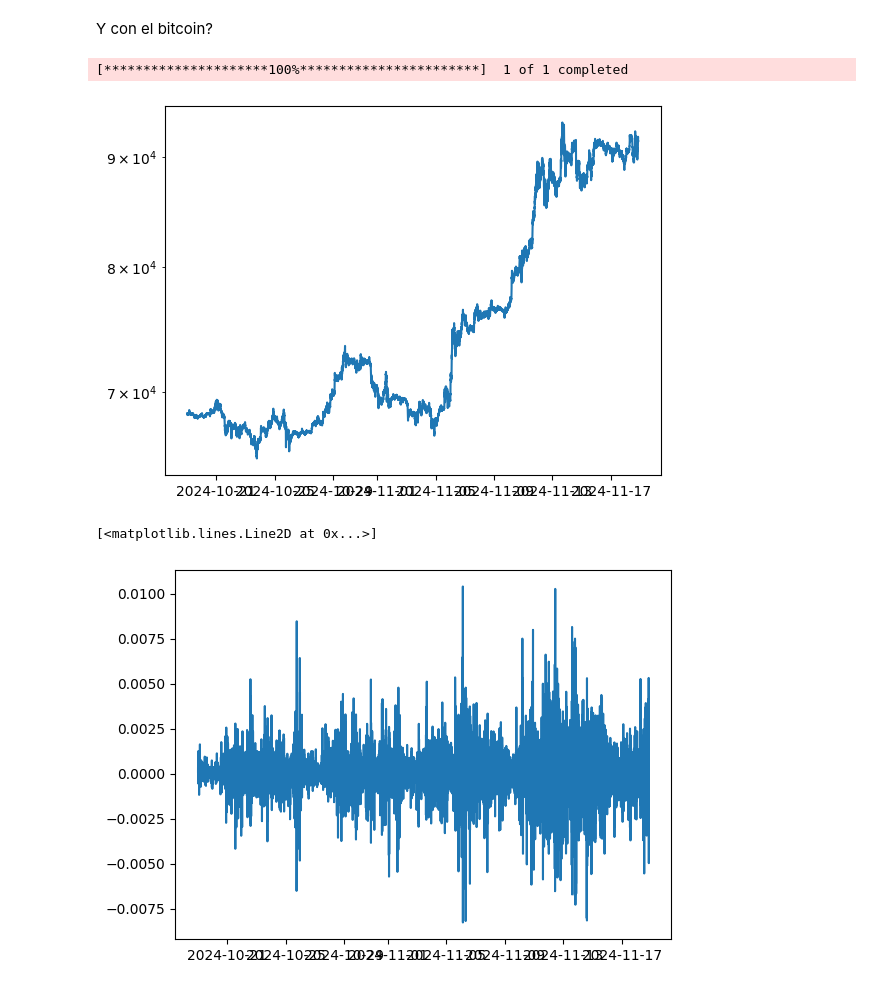
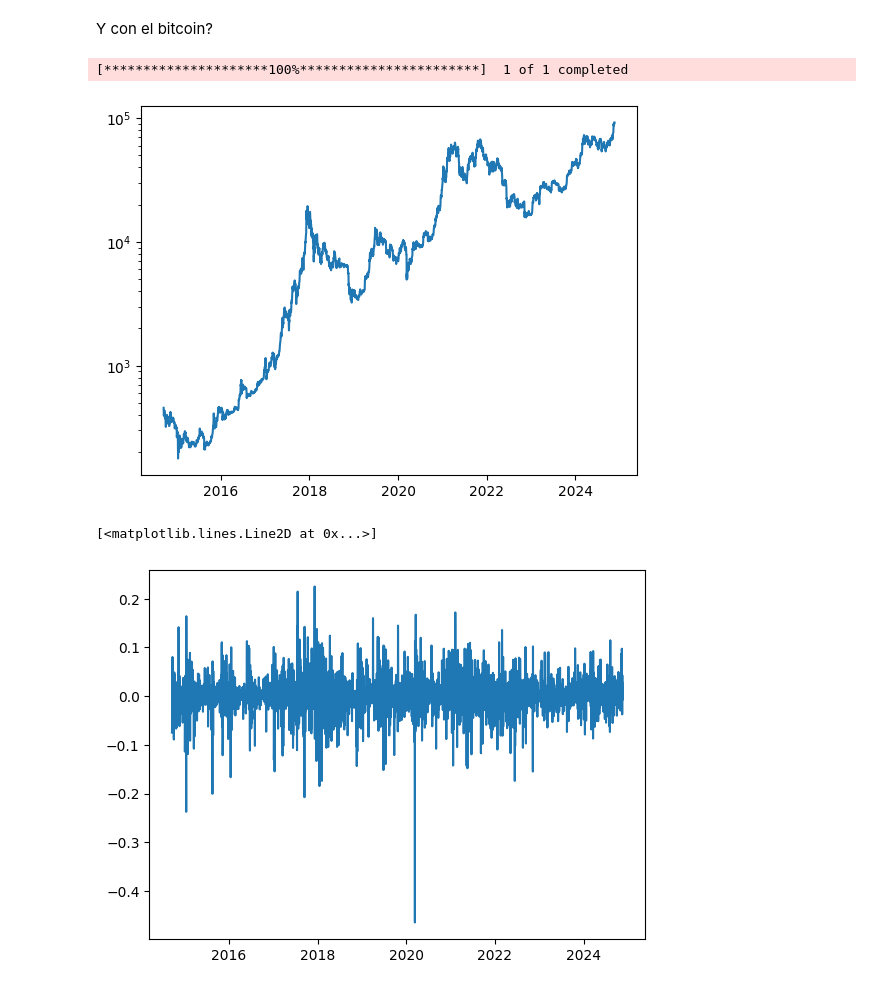
Before and after one commit to lautarogiordano/practicas-complejidad, a Jupyter notebook: p8-criticalidad/criticalidad.ipynb, the cells around one changed output. Cells and saved outputs as stored; diff of their text form; code cells hidden in the pictures.

```diff
--- a/p8-criticalidad/criticalidad.ipynb
+++ b/p8-criticalidad/criticalidad.ipynb
@@ -168,13 +260,13 @@ plt.show()
 # %% [markdown]
 Y con el bitcoin?
 # %%
-btc = yf.download("BTC-USD", start='2024-09-20', end=None, interval="2m")
+btc = yf.download("BTC-USD", start=None, end=None, interval="1d")
 
 plt.plot(btc['Adj Close'])
 plt.yscale('log')
 # %% [output]
 [*********************100%***********************]  1 of 1 completed
-[figure, old version]
+[figure, new version]
 # %%
 btc['Log Return'] = np.log(btc['Adj Close'] / btc['Adj Close'].shift(1))
 btc.dropna(inplace=True)
@@ -182,4 +274,4 @@ btc.dropna(inplace=True)
 plt.plot(btc['Log Return'])
 # %% [output]
 [<matplotlib.lines.Line2D at 0x...>]
-[figure, old version]
+[figure, new version]
```
Also changed, not shown: parts of 16 cells of this notebook.
